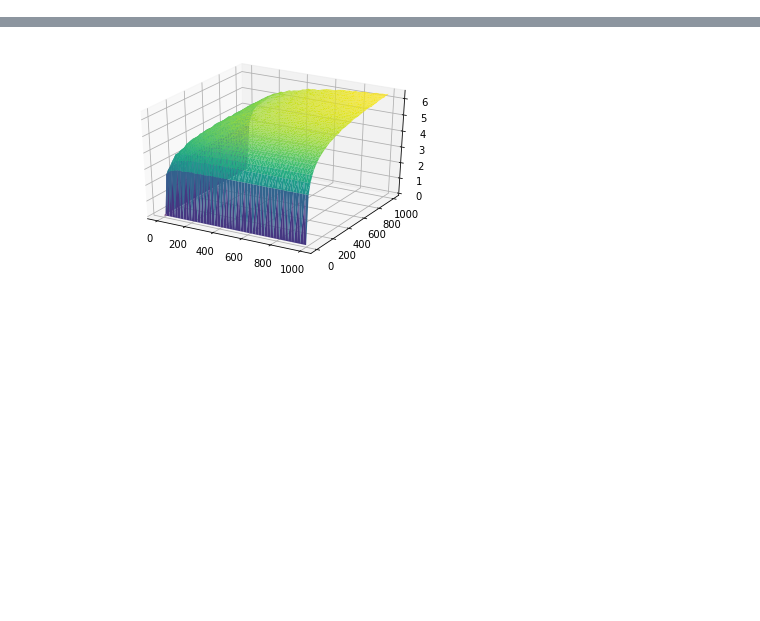
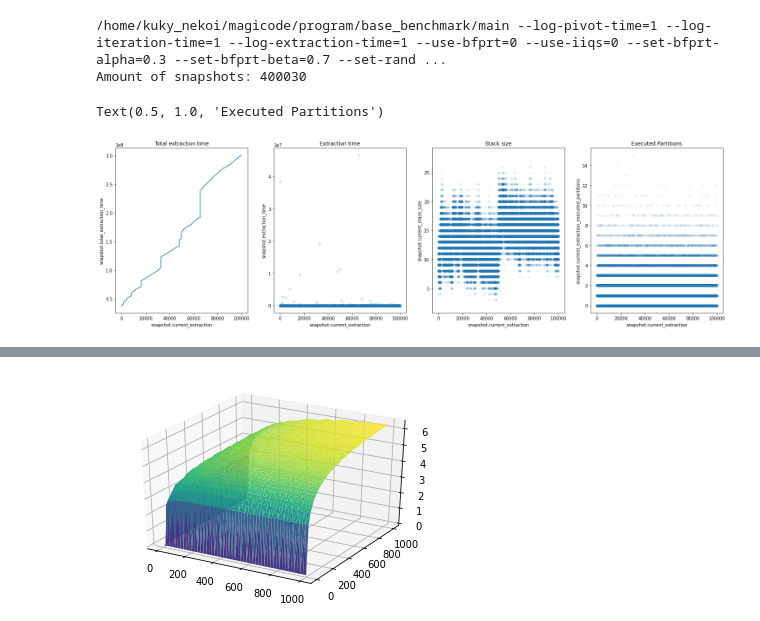
Before and after one commit to idlechara/magicode, a Jupyter notebook: experiments/002_evaluation.ipynb, the cells around one changed output, grey strips where cells are left out. Drawn from its saved outputs; the diff is of its cells as text; code cells hidden in the pictures; blank space fills up the shorter version.

```diff
--- a/experiments/002_evaluation.ipynb
+++ b/experiments/002_evaluation.ipynb
@@ -37,4 +38,26 @@ def instanciate_runner(executable_path):
         return None
 # %%
 runner = instanciate_runner('/home/kuky_nekoi/magicode/program/base_benchmark/main')
+# %%
+result = runner('/home/kuky_nekoi/magicode/program/base_benchmark/test_data/N_6.fold_5.ascii',
+                '/home/kuky_nekoi/magicode/program/base_benchmark/test_data/output_temp.ascii',
+                10**6, 10**5, log_extraction_time=1, log_iteration_time=1, log_pivot_time=1)
+result_df = pandas.read_csv("/home/kuky_nekoi/magicode/program/base_benchmark/test_data/output_temp.ascii")
+# %% [output]
+/home/kuky_nekoi/magicode/program/base_benchmark/main --log-pivot-time=1 --log-iteration-time=1 --log-extraction-time=1 --use-bfprt=0 --use-iiqs=0 --set-bfprt-alpha=0.3 --set-bfprt-beta=0.7 --set-rand ...
+Amount of snapshots: 400030
+# %%
+plot_df = result_df[result_df["snapshot.snapshot_point"] == "EXTRACTION_STAGE_END"]
+
+fig, axes = matplotlib.pyplot.subplots(nrows=1, ncols=4, figsize=(25, 7))
+#hue = "format_quality"
+#hues = df_sample[hue].unique()
+#palette = dict(zip(hues, seaborn.color_palette("hls", len(hues))))
+seaborn.lineplot(x="snapshot.current_extraction", y="snapshot.total_extraction_time", data=plot_df, ax=axes[0]).set_title("Total extraction time")
+seaborn.scatterplot(x="snapshot.current_extraction", y="snapshot.extraction_time", data=plot_df, linewidth=0, alpha=0.2, ax=axes[1]).set_title("Extraction time")
+seaborn.scatterplot(x="snapshot.current_extraction", y="snapshot.current_stack_size", data=plot_df, linewidth=0, alpha=0.05, ax=axes[2]).set_title("Stack size")
+seaborn.scatterplot(plot_df["snapshot.current_extraction"], plot_df["snapshot.current_extraction_executed_partitions"], linewidth=0, alpha=0.05, ax=axes[3]).set_title("Executed Partitions")
+# %% [output]
+Text(0.5, 1.0, 'Executed Partitions')
+[figure, added]
 # %%
```
Also changed, not shown: parts of 5 cells of this notebook, 8 other files.
